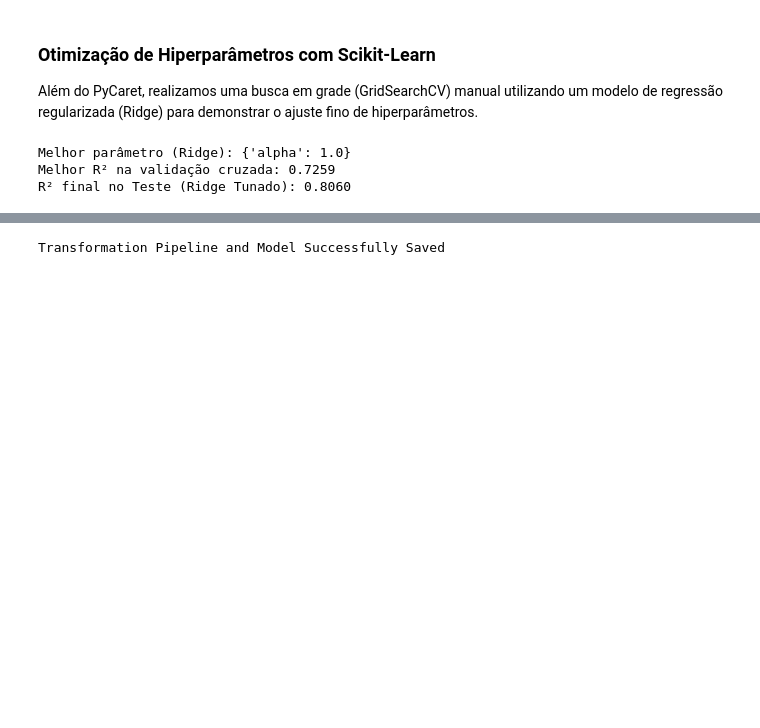
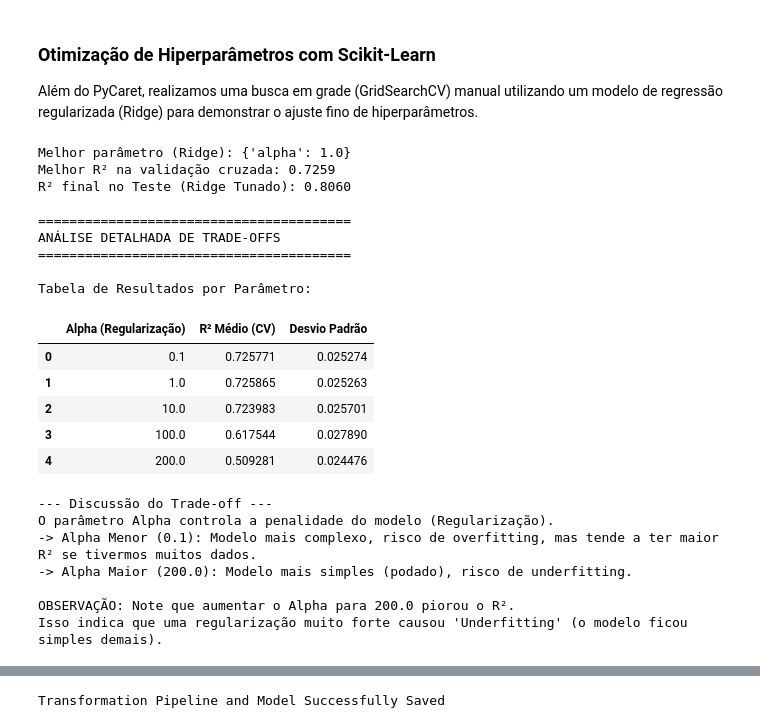
Before and after one commit to davib4d/insurance-data-analysis, a Jupyter notebook: projeto_modelagem.ipynb, the cells around one changed output, grey strips where cells are left out. Drawn from its saved outputs; the diff is of its cells as text; code cells hidden in the pictures; blank space fills up the shorter version.

Commit message:
adicionado tradeoffs e detalhes, finalizado

```diff
--- a/projeto_modelagem.ipynb
+++ b/projeto_modelagem.ipynb
@@ -371,24 +371,75 @@ Além do PyCaret, realizamos uma busca em grade (GridSearchCV) manual utilizando
 # %%
 # Definindo o espaço de busca
 param_grid = {'alpha': [0.1, 1.0, 10.0, 100.0, 200.0]}
 
 ridge = Ridge()
 grid_search = GridSearchCV(estimator=ridge, param_grid=param_grid,
                            cv=5, scoring='r2', n_jobs=-1)
 
 grid_search.fit(X_train, y_train)
 
 print(f"Melhor parâmetro (Ridge): {grid_search.best_params_}")
 print(f"Melhor R² na validação cruzada: {grid_search.best_score_:.4f}")
 
 # Avaliação no teste
 best_ridge = grid_search.best_estimator_
 y_pred_ridge = best_ridge.predict(X_test)
 print(f"R² final no Teste (Ridge Tunado): {r2_score(y_test, y_pred_ridge):.4f}")
+
+print("\n" + "="*40)
+print("ANÁLISE DETALHADA DE TRADE-OFFS")
+print("="*40)
+
+# transformar os resultados brutos em um DataFrame legível
+results_df = pd.DataFrame(grid_search.cv_results_)
+
+# 2. Selecionar apenas as colunas que interessam para a análise
+# param_alpha: O valor testado
+# mean_test_score: A média do R² nos 5 folds (cv=5)
+# std_test_score: O desvio padrão (mostra se o modelo é estável ou varia muito)
+tabela_tradeoff = results_df[['param_alpha', 'mean_test_score', 'std_test_score']]
+tabela_tradeoff.columns = ['Alpha (Regularização)', 'R² Médio (CV)', 'Desvio Padrão']
+
+print("\nTabela de Resultados por Parâmetro:")
+display(tabela_tradeoff)
+
+# explicar o trade-off automaticamente
+print("\n--- Discussão do Trade-off ---")
+print(f"O parâmetro Alpha controla a penalidade do modelo (Regularização).")
+print(f"-> Alpha Menor ({param_grid['alpha'][0]}): Modelo mais complexo, risco de overfitting, mas tende a ter maior R² se tivermos muitos dados.")
+print(f"-> Alpha Maior ({param_grid['alpha'][-1]}): Modelo mais simples (podado), risco de underfitting.")
+
+# verifica se o desempenho caiu muito com alpha alto
+score_min_alpha = results_df.iloc[0]['mean_test_score'] # Score do menor alpha
+score_max_alpha = results_df.iloc[-1]['mean_test_score'] # Score do maior alpha
+
+if score_min_alpha > score_max_alpha:
+    print(f"\nOBSERVAÇÃO: Note que aumentar o Alpha para {param_grid['alpha'][-1]} piorou o R². \nIsso indica que uma regularização muito forte causou 'Underfitting' (o modelo ficou simples demais).")
+else:
+    print(f"\nOBSERVAÇÃO: O modelo se manteve estável ou melhorou com Alpha maior, indicando que a regularização ajudou a generalizar.")
 # %% [output]
 Melhor parâmetro (Ridge): {'alpha': 1.0}
 Melhor R² na validação cruzada: 0.7259
 R² final no Teste (Ridge Tunado): 0.8060
+
+========================================
+ANÁLISE DETALHADA DE TRADE-OFFS
+========================================
+
+Tabela de Resultados por Parâmetro:
+|  | Alpha (Regularização) | R² Médio (CV) | Desvio Padrão |
+| 0 | 0.1 | 0.725771 | 0.025274 |
+| 1 | 1.0 | 0.725865 | 0.025263 |
+| 2 | 10.0 | 0.723983 | 0.025701 |
+| 3 | 100.0 | 0.617544 | 0.027890 |
+| 4 | 200.0 | 0.509281 | 0.024476 |
+--- Discussão do Trade-off ---
+O parâmetro Alpha controla a penalidade do modelo (Regularização).
+-> Alpha Menor (0.1): Modelo mais complexo, risco de overfitting, mas tende a ter maior R² se tivermos muitos dados.
+-> Alpha Maior (200.0): Modelo mais simples (podado), risco de underfitting.
+
+OBSERVAÇÃO: Note que aumentar o Alpha para 200.0 piorou o R².
+Isso indica que uma regularização muito forte causou 'Underfitting' (o modelo ficou simples demais).
 # %%
 from pycaret.regression import *
 # %%
```
Also changed, not shown: parts of 3 cells of this notebook, 1 other file.
